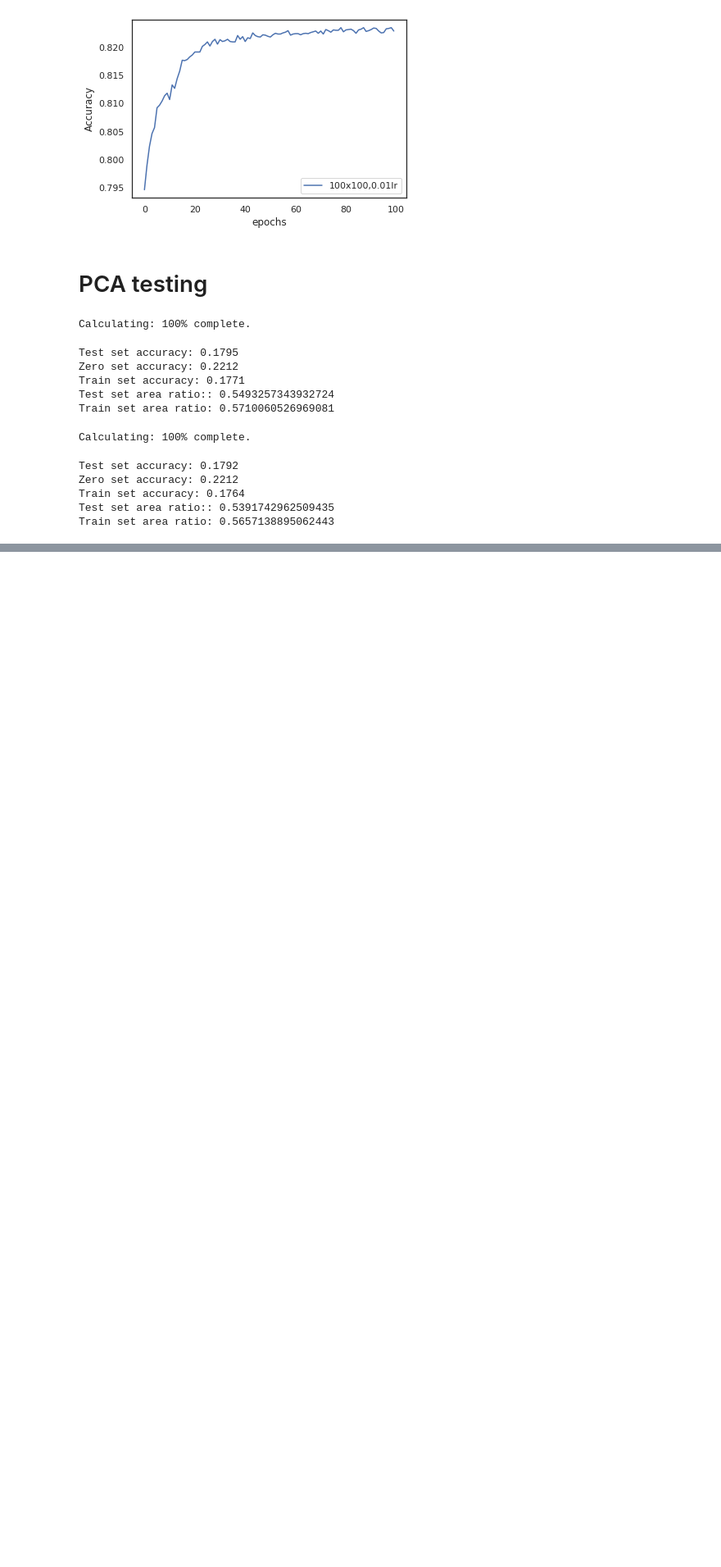
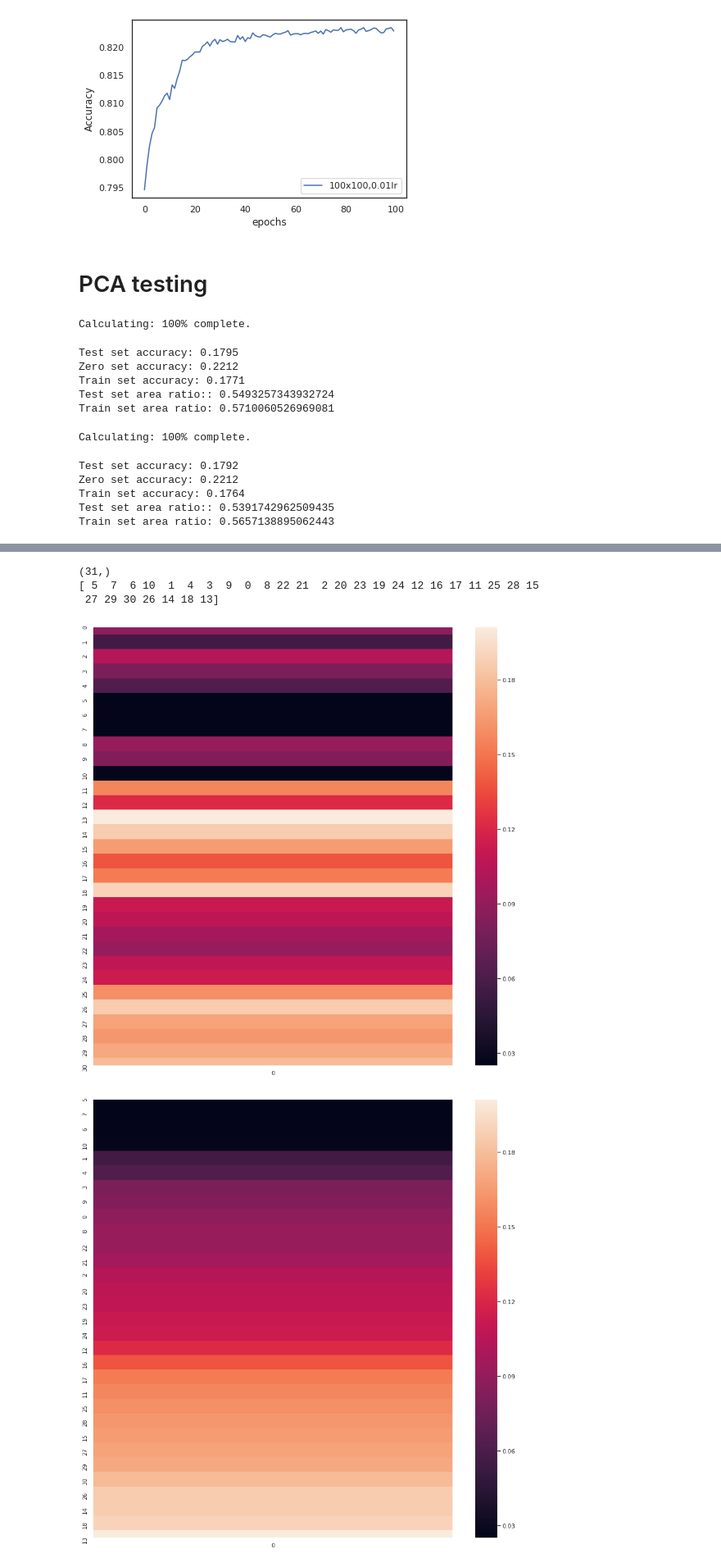
Before and after one commit to jkismul/MachineLearning, a Jupyter notebook: Project2/scr/NN_self.ipynb, the cells around one changed output, grey strips where cells are left out. Shown: that part at 82% size. Drawn from its saved outputs; the diff is of its cells as text; code cells hidden in the pictures; blank space fills up the shorter version.

```diff
--- a/Project2/scr/NN_self.ipynb
+++ b/Project2/scr/NN_self.ipynb
@@ -940,0 +1045,23 @@ Train set area ratio: 0.5657138895062443
+# %%
+coefmatrm = np.mean(np.abs(coefmatr),axis=1)
+print(np.shape(coefmatrm))
+order = np.argsort(coefmatrm)
+features = np.arange(0,31)
+features = features[order]
+print(features)
+cosort = coefmatrm[order]
+# display(coefmatr[:1])
+# display(coefmatrm[:1])
+plt.figure(figsize=(15,15))
+sn.heatmap(coefmatrm[:,np.newaxis])
+plt.show()
+plt.figure(figsize=(15,15))
+sortstuff = sn.heatmap(cosort[:,np.newaxis])
+sortstuff.set(yticklabels=features)
+plt.show()
+# %% [output]
+(31,)
+[ 5  7  6 10  1  4  3  9  0  8 22 21  2 20 23 19 24 12 16 17 11 25 28 15
+ 27 29 30 26 14 18 13]
+[figure, added]
+[figure, added]
```
Also changed, not shown: parts of 20 cells of this notebook.
